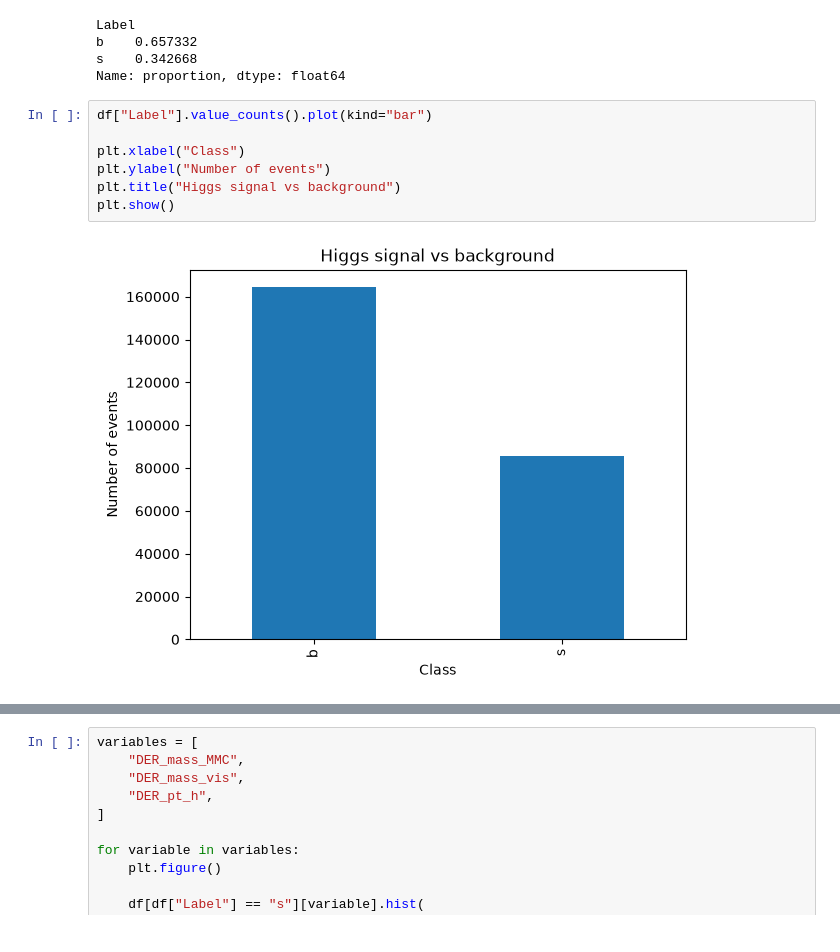
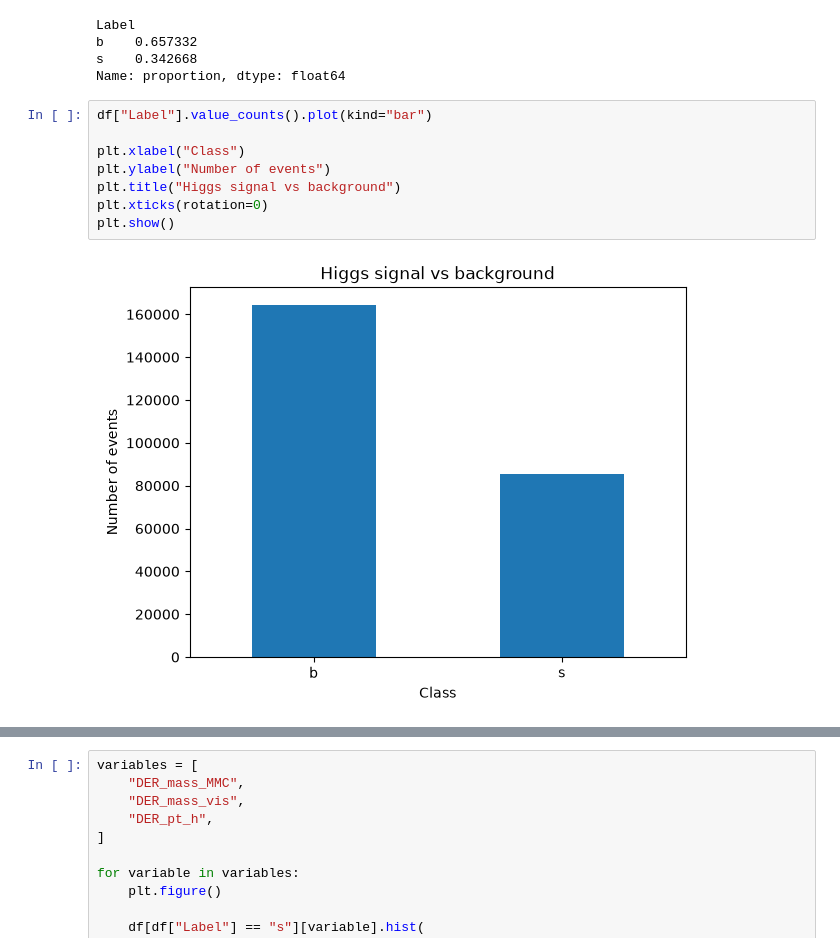
Before and after one commit to nicobenincasa/higgs_ml, a Jupyter notebook: notebooks/01_exploration.ipynb, the cells around one changed output, grey strips where cells are left out. Drawn from its saved outputs; the diff is of its cells as text.

```diff
--- a/notebooks/01_exploration.ipynb
+++ b/notebooks/01_exploration.ipynb
@@ -47,9 +71,10 @@ Name: proportion, dtype: float64
 # %%
 df["Label"].value_counts().plot(kind="bar")
 
 plt.xlabel("Class")
 plt.ylabel("Number of events")
 plt.title("Higgs signal vs background")
+plt.xticks(rotation=0)
 plt.show()
 # %% [output]
-[figure, old version]
+[figure, new version]
```
Also changed, not shown: parts of 23 cells of this notebook, 6 other files.
